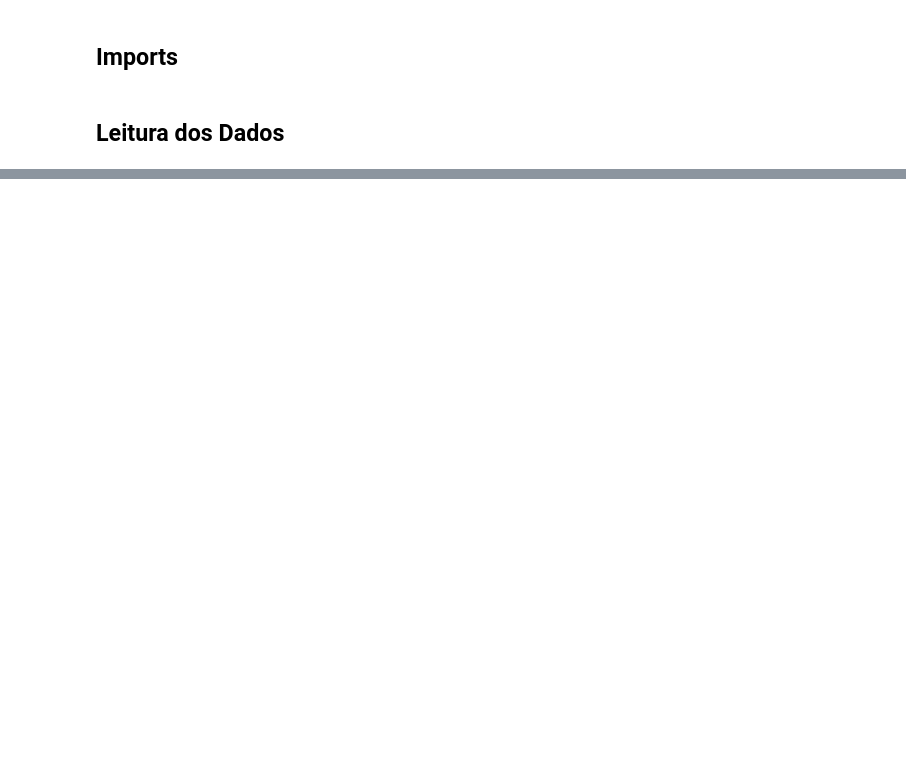
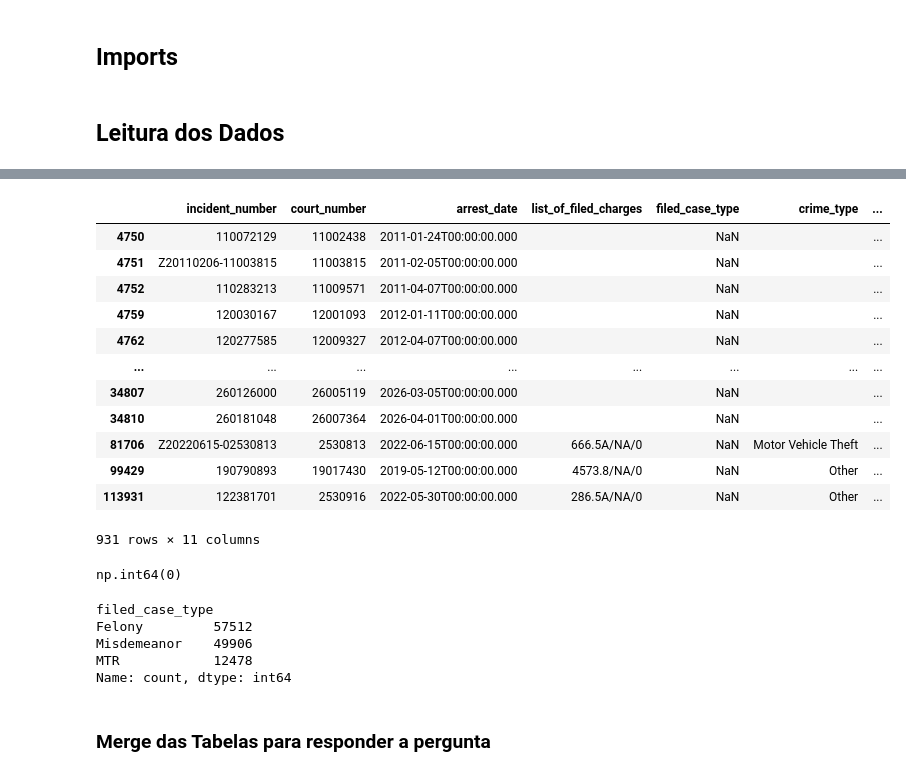
Before and after one commit to Orlandovpjunior/machine_learning, a Jupyter notebook: lab5/notebook.ipynb, the cells around one changed output, grey strips where cells are left out. Saved outputs shown, nothing was run; the diff lists cells and outputs as text; code cells hidden in the pictures; blank space fills up the shorter version.

Commit message:
Entrega pergunta 1

```diff
--- a/lab5/notebook.ipynb
+++ b/lab5/notebook.ipynb
@@ -62,0 +143,12 @@ Length: 4, dtype: str
+# %%
+letras_extraidas = df_da_prosecuted['list_of_filed_charges'].str.extract(r'/([MF])/')[0]
+
+dicionario_traducao = {
+    'M': 'Misdemeanor',
+    'F': 'Felony'
+}
+
+valores_corrigidos = letras_extraidas.map(dicionario_traducao)
+linhas_vazias = df_da_prosecuted['filed_case_type'] == ''
+
+df_da_prosecuted.loc[linhas_vazias, 'filed_case_type'] = valores_corrigidos[linhas_vazias]
@@ -62,0 +159,16 @@ Length: 4, dtype: str
+# %%
+df_da_prosecuted[df_da_prosecuted['filed_case_type'].isna()]
+# %% [output]
+|  | incident_number | court_number | arrest_date | list_of_filed_charges | filed_case_type | crime_type | ... |
+| 4750 | 110072129 | 11002438 | 2011-01-24T00:00:00.000 |  | NaN |  | ... |
+| 4751 | Z20110206-11003815 | 11003815 | 2011-02-05T00:00:00.000 |  | NaN |  | ... |
+| 4752 | 110283213 | 11009571 | 2011-04-07T00:00:00.000 |  | NaN |  | ... |
+| 4759 | 120030167 | 12001093 | 2012-01-11T00:00:00.000 |  | NaN |  | ... |
+| 4762 | 120277585 | 12009327 | 2012-04-07T00:00:00.000 |  | NaN |  | ... |
+| ... | ... | ... | ... | ... | ... | ... | ... |
+| 34807 | 260126000 | 26005119 | 2026-03-05T00:00:00.000 |  | NaN |  | ... |
+| 34810 | 260181048 | 26007364 | 2026-04-01T00:00:00.000 |  | NaN |  | ... |
+| 81706 | Z20220615-02530813 | 2530813 | 2022-06-15T00:00:00.000 | 666.5A/NA/0 | NaN | Motor Vehicle Theft | ... |
+| 99429 | 190790893 | 19017430 | 2019-05-12T00:00:00.000 | 4573.8/NA/0 | NaN | Other | ... |
+| 113931 | 122381701 | 2530916 | 2022-05-30T00:00:00.000 | 286.5A/NA/0 | NaN | Other | ... |
+931 rows × 11 columns
@@ -62,0 +177,14 @@ Length: 4, dtype: str
+# %%
+df_da_prosecuted['filed_case_type'].isna().sum()
+# %% [output]
+np.int64(0)
+# %%
+df_da_prosecuted['filed_case_type'].value_counts()
+# %% [output]
+filed_case_type
+Felony         57512
+Misdemeanor    49906
+MTR            12478
+Name: count, dtype: int64
+# %% [markdown]
+### Merge das Tabelas para responder a pergunta
```
Also changed, not shown: parts of 33 cells of this notebook.
